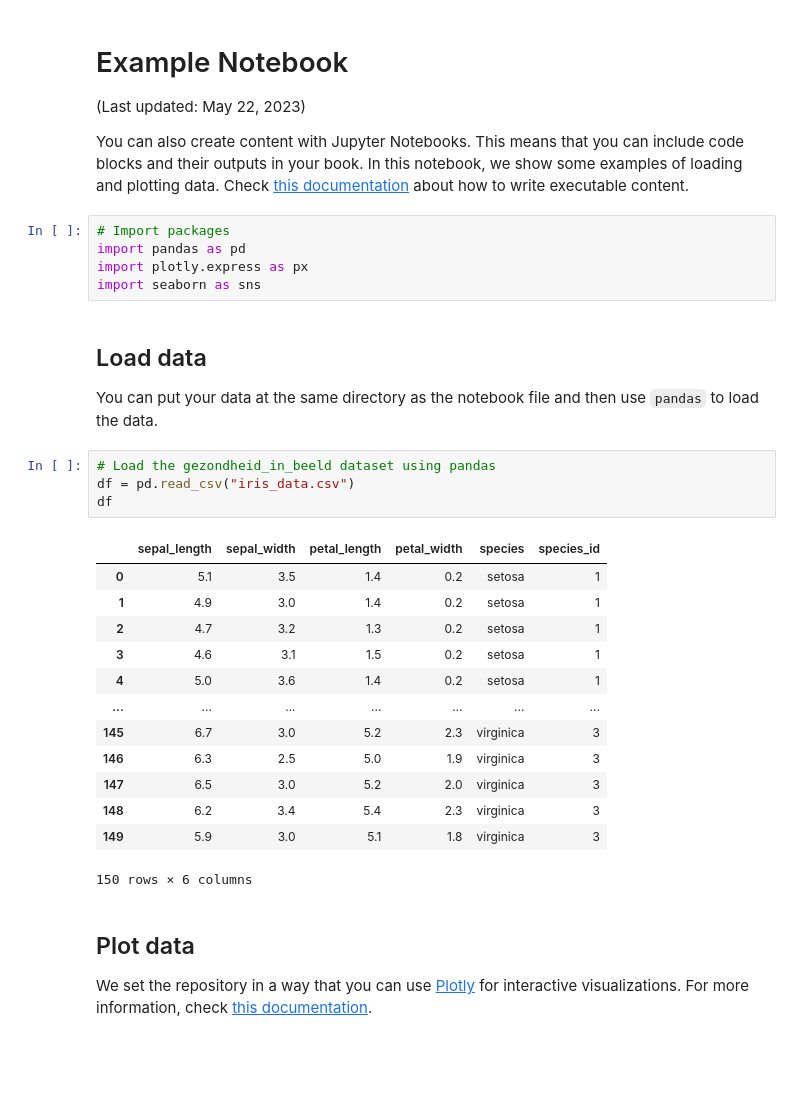
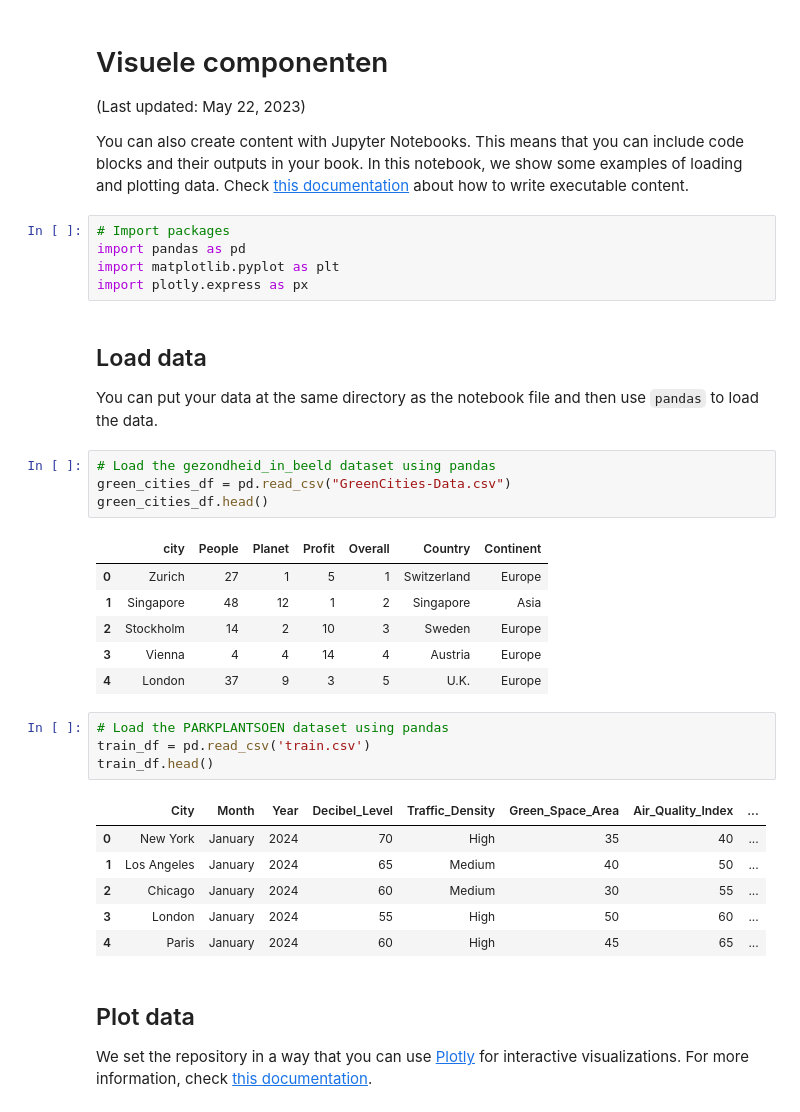
Before and after one commit to bormanliza/data_story, a Jupyter notebook: docs/notebook.ipynb, the cells around one changed output. Cells and saved outputs as stored; diff of their text form; blank space fills up the shorter version.

```diff
--- a/docs/notebook.ipynb
+++ b/docs/notebook.ipynb
@@ -1,5 +1,5 @@
 # %% [markdown]
-# Example Notebook
+# Visuele componenten
 
 (Last updated: May 22, 2023)
 
@@ -10,30 +10,34 @@ Check [this documentation](https://jupyterbook.org/en/stable/content/executable/
 # %%
 # Import packages
 import pandas as pd
+import matplotlib.pyplot as plt
 import plotly.express as px
-import seaborn as sns
 # %% [markdown]
 ## Load data
 
 You can put your data at the same directory as the notebook file and then use `pandas` to load the data.
 # %%
 # Load the gezondheid_in_beeld dataset using pandas
-df = pd.read_csv("iris_data.csv")
-df
+green_cities_df = pd.read_csv("GreenCities-Data.csv")
+green_cities_df.head()
 # %% [output]
-|  | sepal_length | sepal_width | petal_length | petal_width | species | species_id |
-| 0 | 5.1 | 3.5 | 1.4 | 0.2 | setosa | 1 |
-| 1 | 4.9 | 3.0 | 1.4 | 0.2 | setosa | 1 |
-| 2 | 4.7 | 3.2 | 1.3 | 0.2 | setosa | 1 |
-| 3 | 4.6 | 3.1 | 1.5 | 0.2 | setosa | 1 |
-| 4 | 5.0 | 3.6 | 1.4 | 0.2 | setosa | 1 |
-| ... | ... | ... | ... | ... | ... | ... |
-| 145 | 6.7 | 3.0 | 5.2 | 2.3 | virginica | 3 |
-| 146 | 6.3 | 2.5 | 5.0 | 1.9 | virginica | 3 |
-| 147 | 6.5 | 3.0 | 5.2 | 2.0 | virginica | 3 |
-| 148 | 6.2 | 3.4 | 5.4 | 2.3 | virginica | 3 |
-| 149 | 5.9 | 3.0 | 5.1 | 1.8 | virginica | 3 |
+|  | city | People | Planet | Profit | Overall | Country | Continent |
+| 0 | Zurich | 27 | 1 | 5 | 1 | Switzerland | Europe |
+| 1 | Singapore | 48 | 12 | 1 | 2 | Singapore | Asia |
+| 2 | Stockholm | 14 | 2 | 10 | 3 | Sweden | Europe |
+| 3 | Vienna | 4 | 4 | 14 | 4 | Austria | Europe |
+| 4 | London | 37 | 9 | 3 | 5 | U.K. | Europe |
-150 rows × 6 columns
+# %%
+# Load the PARKPLANTSOEN dataset using pandas
+train_df = pd.read_csv('train.csv')
+train_df.head()
+# %% [output]
+|  | City | Month | Year | Decibel_Level | Traffic_Density | Green_Space_Area | Air_Quality_Index | ... |
+| 0 | New York | January | 2024 | 70 | High | 35 | 40 | ... |
+| 1 | Los Angeles | January | 2024 | 65 | Medium | 40 | 50 | ... |
+| 2 | Chicago | January | 2024 | 60 | Medium | 30 | 55 | ... |
+| 3 | London | January | 2024 | 55 | High | 50 | 60 | ... |
+| 4 | Paris | January | 2024 | 60 | High | 45 | 65 | ... |
 # %% [markdown]
 ## Plot data
 
```
Also changed, not shown: parts of 7 cells of this notebook, 26 other files.
